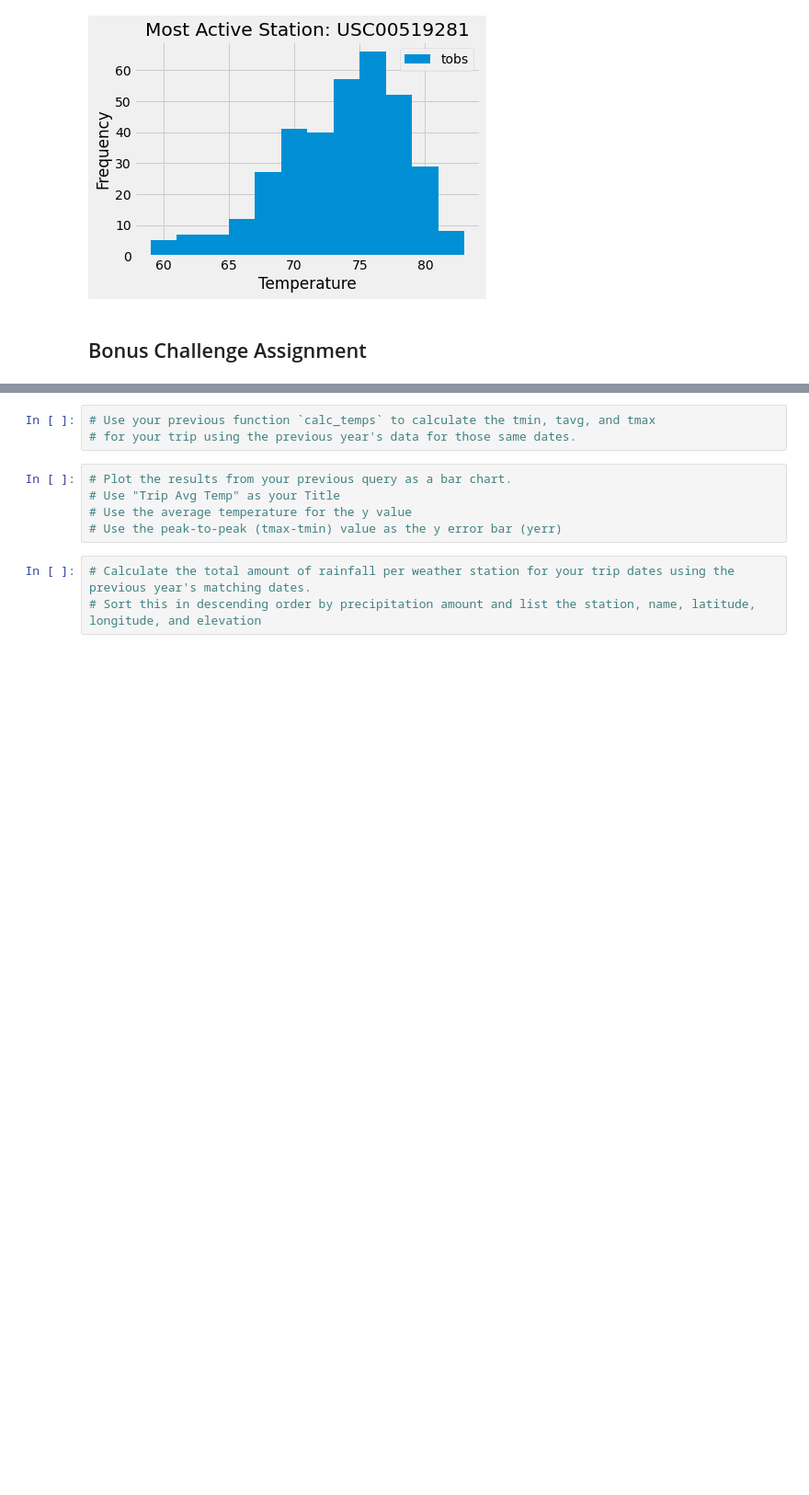
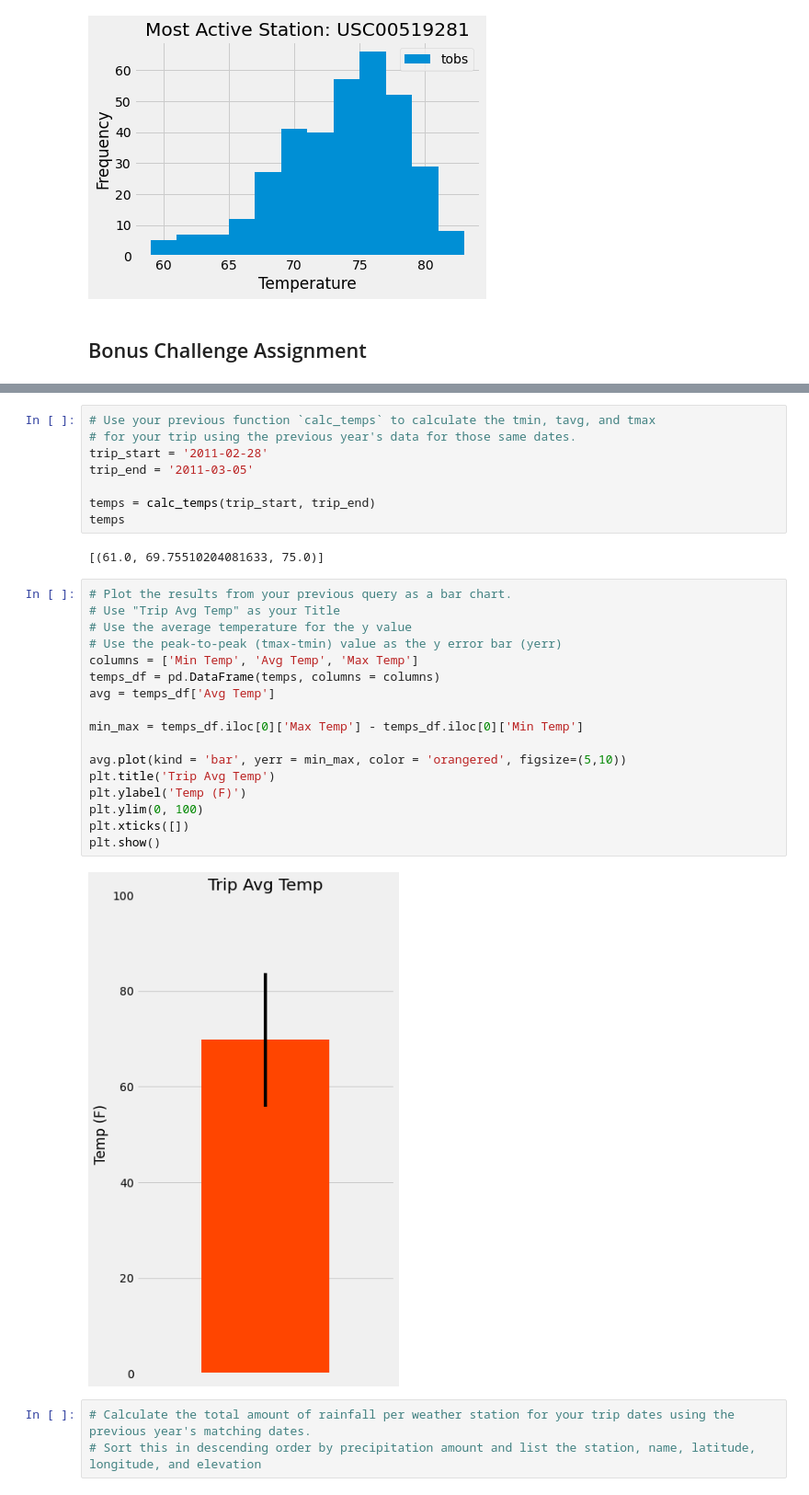
Before and after one commit to benwbarr/sqlalchemy-challenge, a Jupyter notebook: climate_starter.ipynb, the cells around one changed output, grey strips where cells are left out. Shown at 92% size. Saved outputs shown, nothing was run; the diff lists cells and outputs as text; blank space fills up the shorter version.

```diff
--- a/climate_starter.ipynb
+++ b/climate_starter.ipynb
@@ -218,11 +220,32 @@ print(calc_temps('2012-02-28', '2012-03-05'))
 # %%
 # Use your previous function `calc_temps` to calculate the tmin, tavg, and tmax
 # for your trip using the previous year's data for those same dates.
+trip_start = '2011-02-28'
+trip_end = '2011-03-05'
+
+temps = calc_temps(trip_start, trip_end)
+temps
+# %% [output]
+[(61.0, 69.75510204081633, 75.0)]
 # %%
 # Plot the results from your previous query as a bar chart.
 # Use "Trip Avg Temp" as your Title
 # Use the average temperature for the y value
 # Use the peak-to-peak (tmax-tmin) value as the y error bar (yerr)
+columns = ['Min Temp', 'Avg Temp', 'Max Temp']
+temps_df = pd.DataFrame(temps, columns = columns)
+avg = temps_df['Avg Temp']
+
+min_max = temps_df.iloc[0]['Max Temp'] - temps_df.iloc[0]['Min Temp']
+
+avg.plot(kind = 'bar', yerr = min_max, color = 'orangered', figsize=(5,10))
+plt.title('Trip Avg Temp')
+plt.ylabel('Temp (F)')
+plt.ylim(0, 100)
+plt.xticks([])
+plt.show()
+# %% [output]
+[figure, added]
 # %%
 # Calculate the total amount of rainfall per weather station for your trip dates using the previous year's matching dates.
 # Sort this in descending order by precipitation amount and list the station, name, latitude, longitude, and elevation
```
Also changed, not shown: parts of 2 cells of this notebook.
